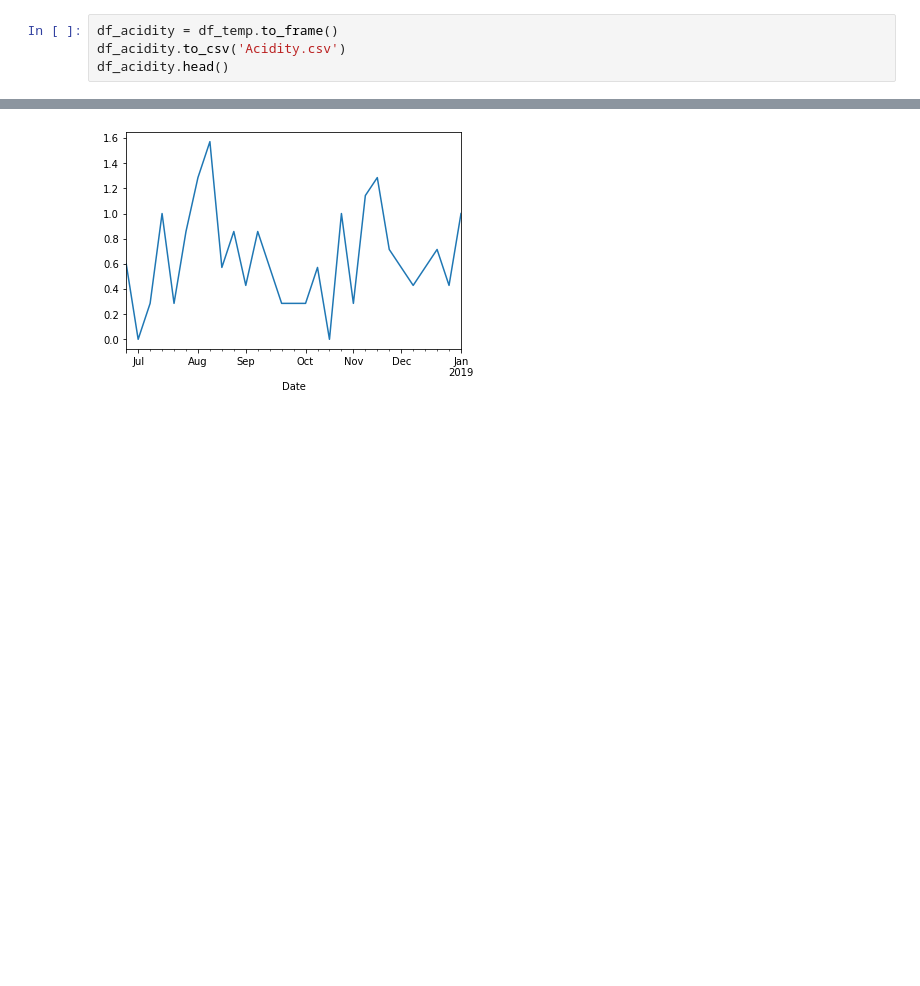
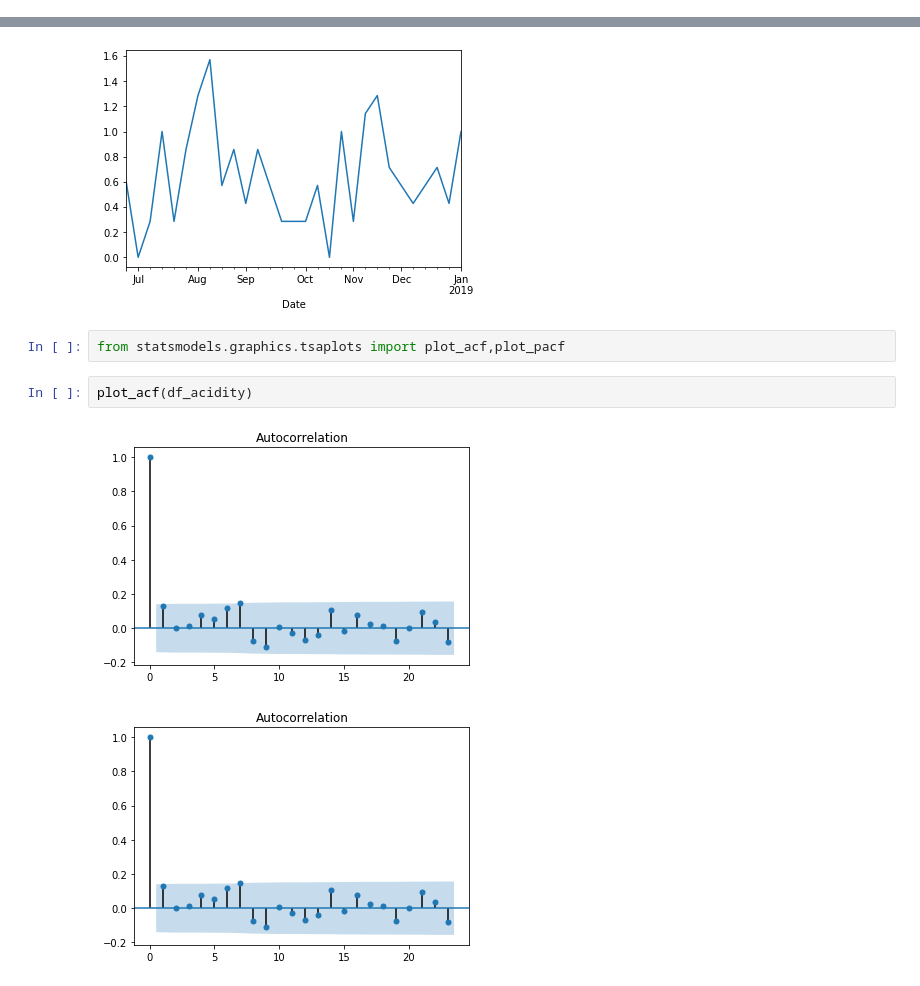
Before and after one commit to manjitborah2710/HealthCenterForecasting, a Jupyter notebook: individual disease data/Acidity.ipynb, the cells around one changed output, grey strips where cells are left out. Cells and saved outputs as stored; diff of their text form; blank space fills up the shorter version.

```diff
--- a/individual disease data/Acidity.ipynb
+++ b/individual disease data/Acidity.ipynb
@@ -53,4 +19,0 @@ df_temp = df_temp.reindex(idx, fill_value=0)
-# %%
-df_acidity = df_temp.to_frame()
-df_acidity.to_csv('Acidity.csv')
-df_acidity.head()
@@ -84,3 +38,10 @@ df_acidity_weeklyM.plot()
 # %% [output]
 <matplotlib.axes._subplots.AxesSubplot at 0x...>
 [figure]
+# %%
+from statsmodels.graphics.tsaplots import plot_acf,plot_pacf
+# %%
+plot_acf(df_acidity)
+# %% [output]
+[figure, added]
+[figure, added]
```
Also changed, not shown: parts of 16 cells of this notebook, 5 other files.
